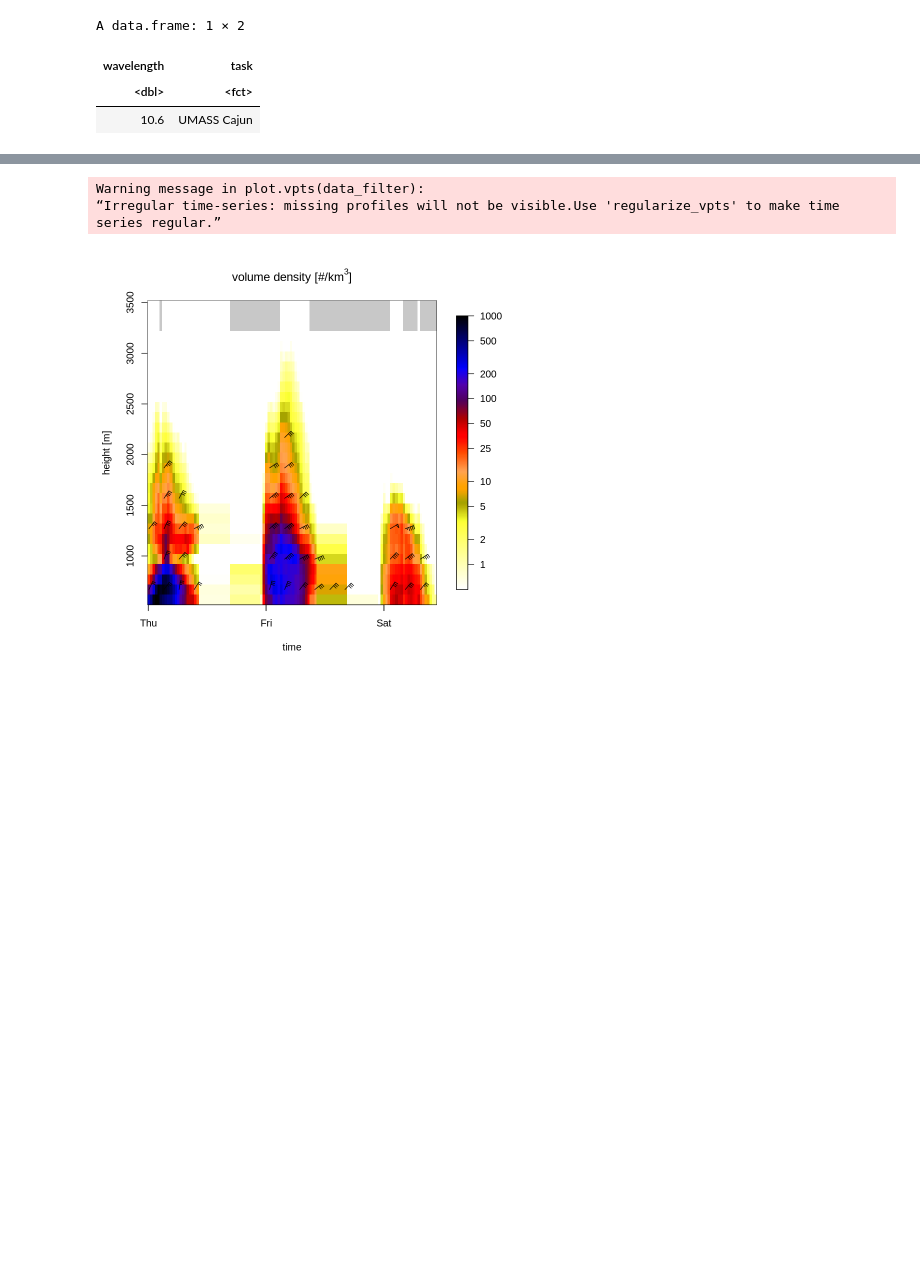
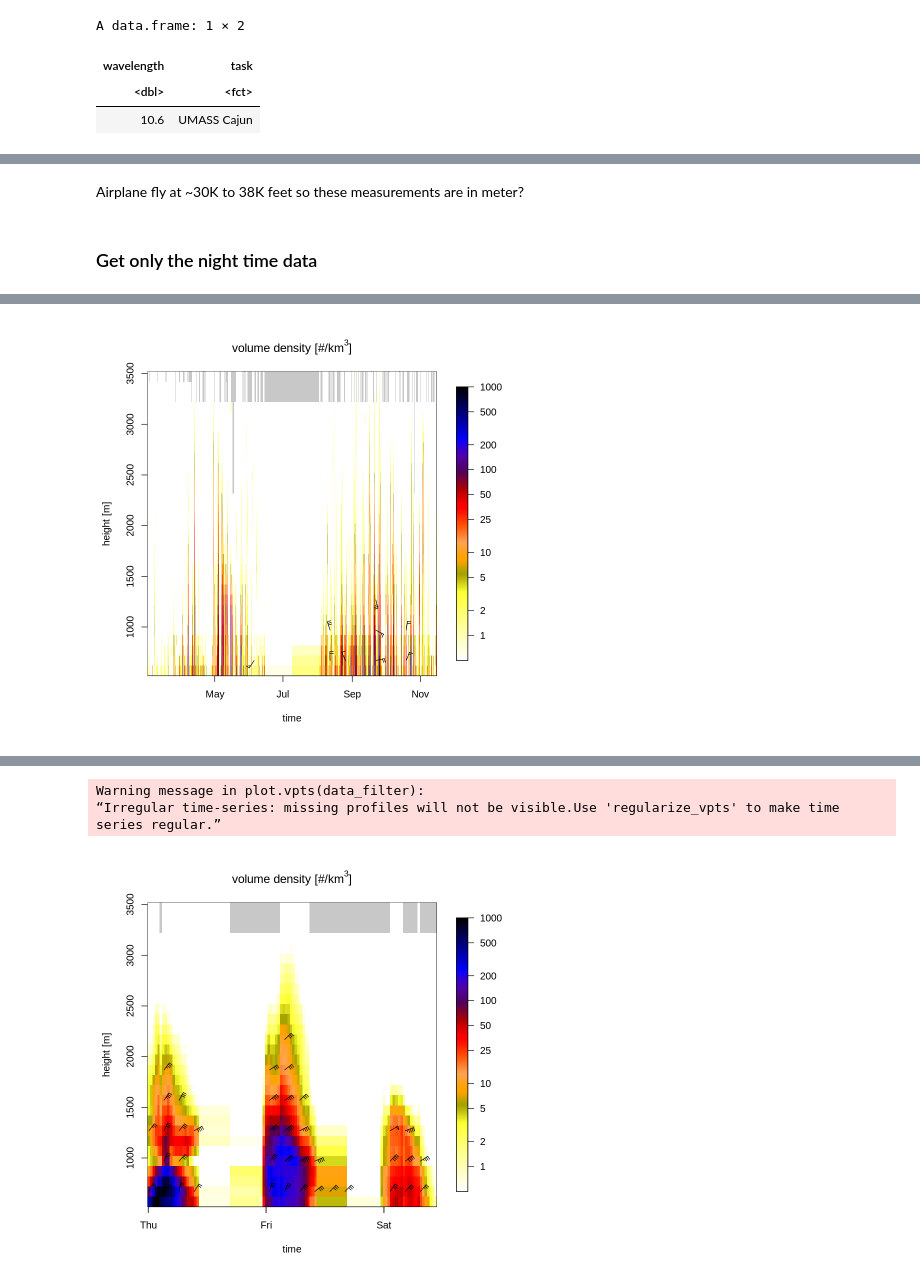
Before and after one commit to meiguan/urban_birds, a Jupyter notebook: explore/exploring_KBGM2015.ipynb, the cells around one changed output, grey strips where cells are left out. Drawn from its saved outputs; the diff is of its cells as text; code cells hidden in the pictures; blank space fills up the shorter version.

```diff
--- a/explore/exploring_KBGM2015.ipynb
+++ b/explore/exploring_KBGM2015.ipynb
@@ -104,0 +71,10 @@ A matrix: 30 × 4722 of type dbl
+# %% [markdown]
+Airplane fly at ~30K to 38K feet so these measurements are in meter?
+# %% [markdown]
+### Get only the night time data
+# %%
+index_night <- check_night(data)
+data_night <- data[index_night]
+# %%
+plot(data_night)
+# %% [output]
@@ -104,0 +83 @@ A matrix: 30 × 4722 of type dbl
+[figure, added]
```
Also changed, not shown: parts of 24 cells of this notebook.
